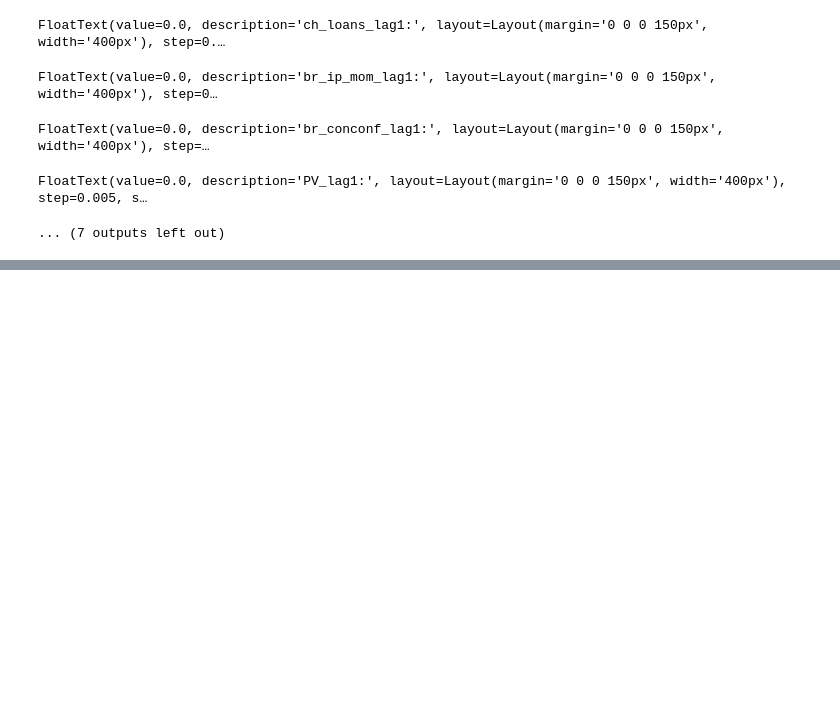
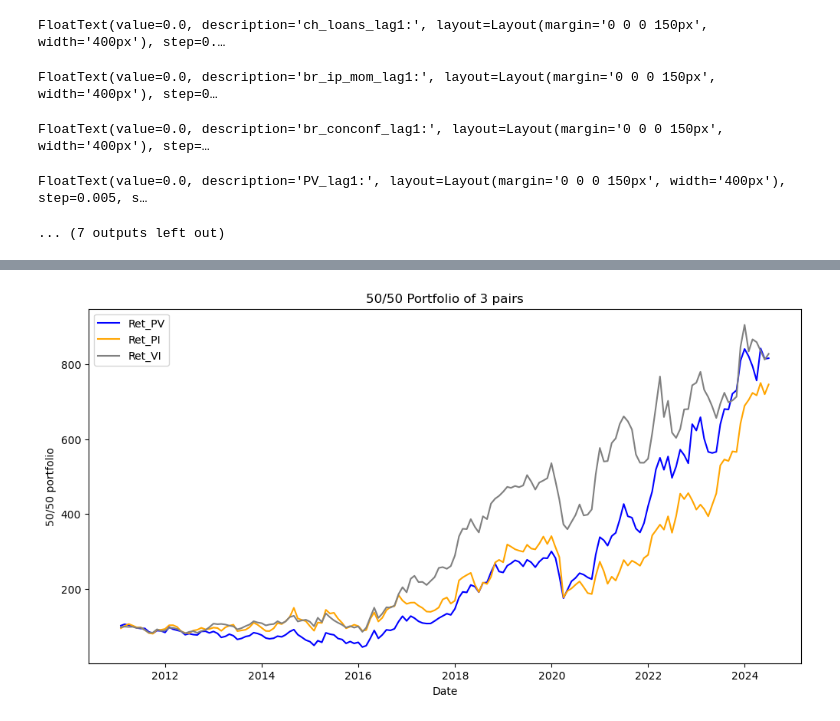
Before and after one commit to Barryadv/Barry, a Jupyter notebook: br_pairs_jul24.ipynb, the cells around one changed output, grey strips where cells are left out. Saved outputs shown, nothing was run; the diff lists cells and outputs as text; code cells hidden in the pictures; blank space fills up the shorter version.

```diff
--- a/br_pairs_jul24.ipynb
+++ b/br_pairs_jul24.ipynb
@@ -1715,19 +2154,0 @@ Common Length of predictions_PV_l: 162
-# %%
-# Create investment strategies based on fitted values
-def generate_strategy(fitted_values, returns_petr3, returns_vale3):
-    strategy = [100]  # Start with an initial investment of 100
-    for i in range(1, len(fitted_values)):
-        if fitted_values.iloc[i] > 0:
-            strategy.append(strategy[-1] * (1 + returns_petr3.iloc[i]))
-        else:
-            strategy.append(strategy[-1] * (1 + returns_vale3.iloc[i]))
-    return strategy
-
-# Generate wealth series for PV_s_strategy
-df_pr_wi_m.loc[common_dates, 'PV_s_strategy'] = generate_strategy(predictions_PV_s, petr3_returns, vale3_returns)
-
-# Generate wealth series for PV_k_strategy
-df_pr_wi_m.loc[common_dates, 'PV_k_strategy'] = generate_strategy(predictions_PV_k, petr3_returns, vale3_returns)
-
-# Generate wealth series for PV_l_strategy
-df_pr_wi_m.loc[common_dates, 'PV_l_strategy'] = generate_strategy(predictions_PV_l, petr3_returns, vale3_returns)
@@ -1751,10 +2154,0 @@ wealth_series = df_pr_wi_m['Wealth'].truncate(before=start_date, after=end_date)
-# %%
-# Calculate the average monthly return
-df_pr_wi_m['Average_Return'] = df_pr_wi_m[['PETR3', 'VALE3']].mean(axis=1)
-
-# Initialize the wealth series with a starting value of 100
-initial_investment = 100
-df_pr_wi_m['Wealth'] = initial_investment * (1 + df_pr_wi_m['Average_Return']).cumprod()
-
-# Display the resulting wealth series
-print(df_pr_wi_m[['Average_Return', 'Wealth']])
@@ -1791,0 +2281,16 @@ plt.show()
+# %%
+# Plot the wealth index
+plt.figure(figsize=(12, 6))
+plt.plot(wealth_df_PV.index, wealth_df_PV['WI_PV'], label='Ret_PV', color='blue')
+plt.plot(wealth_df_PI.index, wealth_df_PI['WI_PI'], label='Ret_PI', color='orange')
+plt.plot(wealth_df_VI.index, wealth_df_VI['WI_VI'], label='Ret_VI', color='grey')
+# Add title and labels
+plt.title('50/50 Portfolio of 3 pairs')
+plt.xlabel('Date')
+plt.ylabel('50/50 portfolio')
+plt.legend()
+
+# Show the plot
+plt.show()
+# %% [output]
+[figure, added]
```
Also changed, not shown: parts of 75 cells of this notebook, 15 other files.
